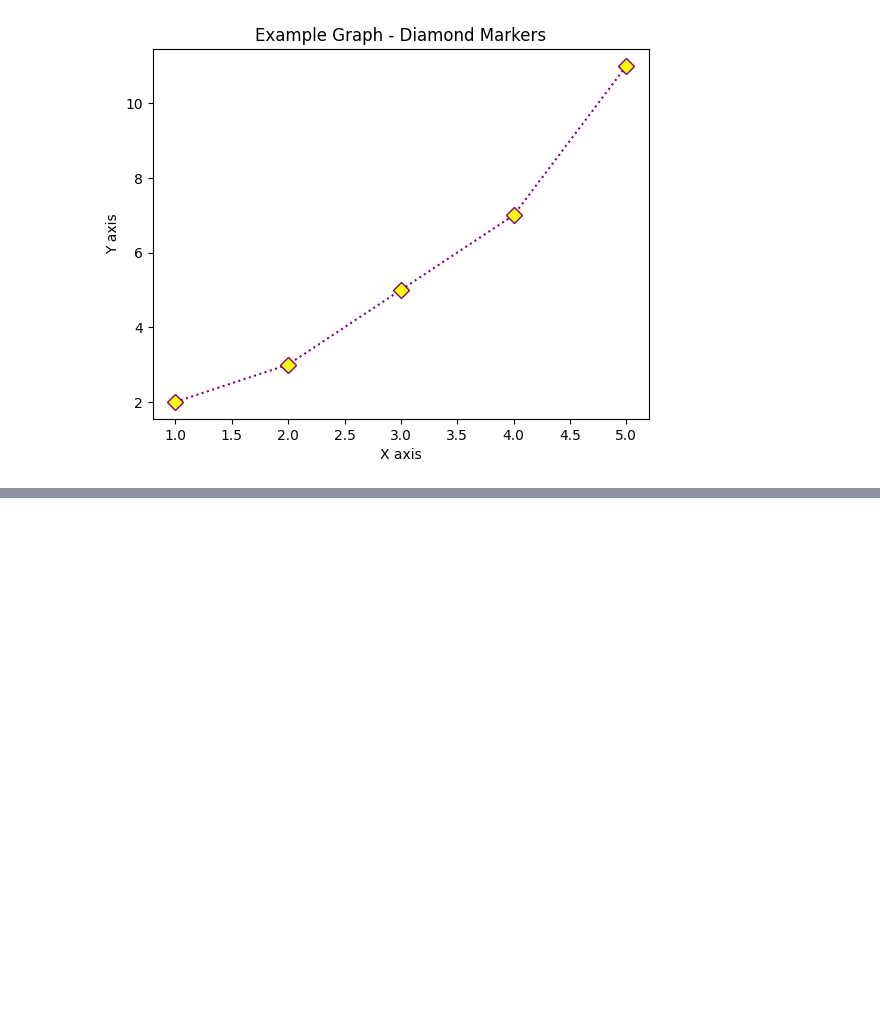
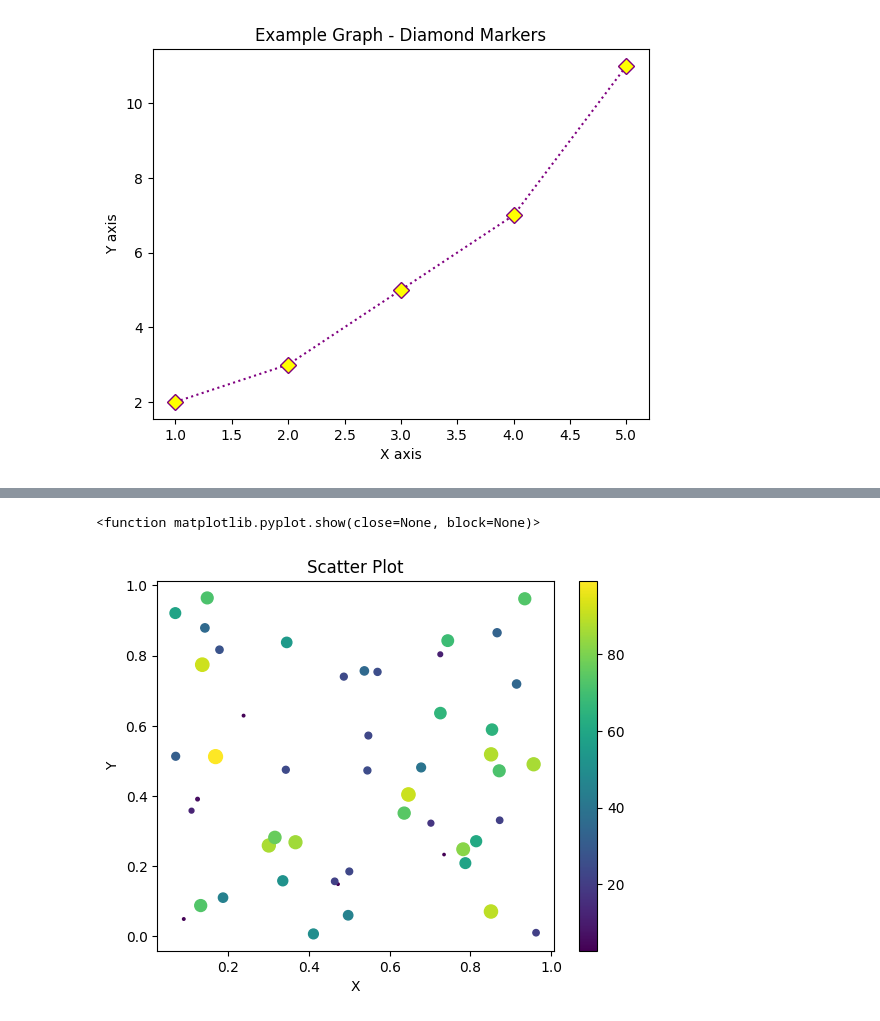
Before and after one commit to astroalicea/DataAnalytics, a Jupyter notebook: week-07/Ex3A_Plotting_Data.ipynb, the cells around one changed output, grey strips where cells are left out. Saved outputs shown, nothing was run; the diff lists cells and outputs as text; code cells hidden in the pictures; blank space fills up the shorter version.

```diff
--- a/week-07/Ex3A_Plotting_Data.ipynb
+++ b/week-07/Ex3A_Plotting_Data.ipynb
@@ -67,0 +94,12 @@ plt.show()
+# %%
+s = np.random.rand(50) * 100
+
+plt.scatter(x, y, s=s, c=s, cmap='viridis')
+plt.title('Scatter Plot')
+plt.xlabel('X')
+plt.ylabel('Y')
+plt.colorbar()
+plt.show
+# %% [output]
+<function matplotlib.pyplot.show(close=None, block=None)>
+[figure, added]
```
Also changed, not shown: parts of 8 cells of this notebook.
